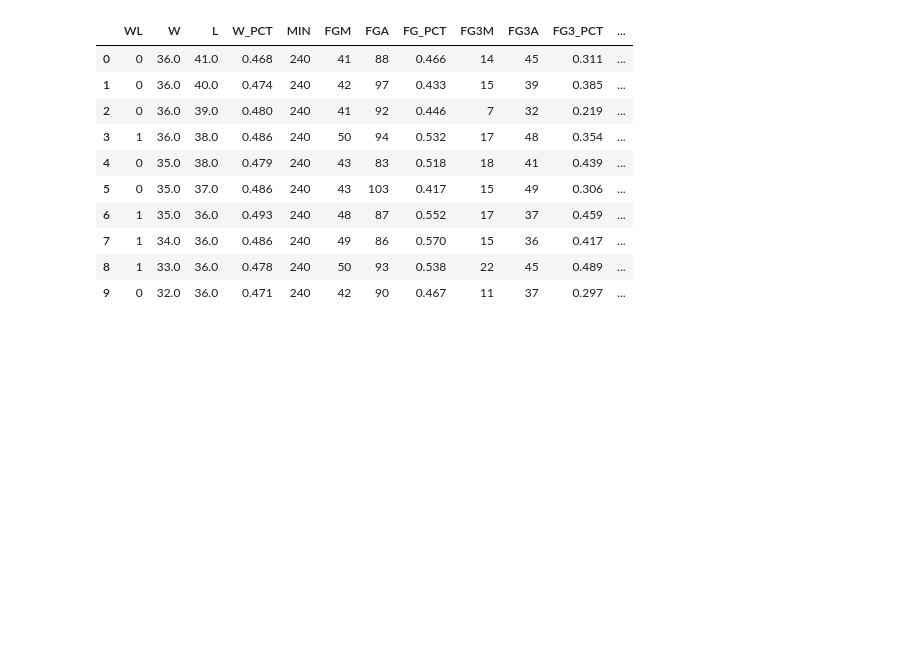
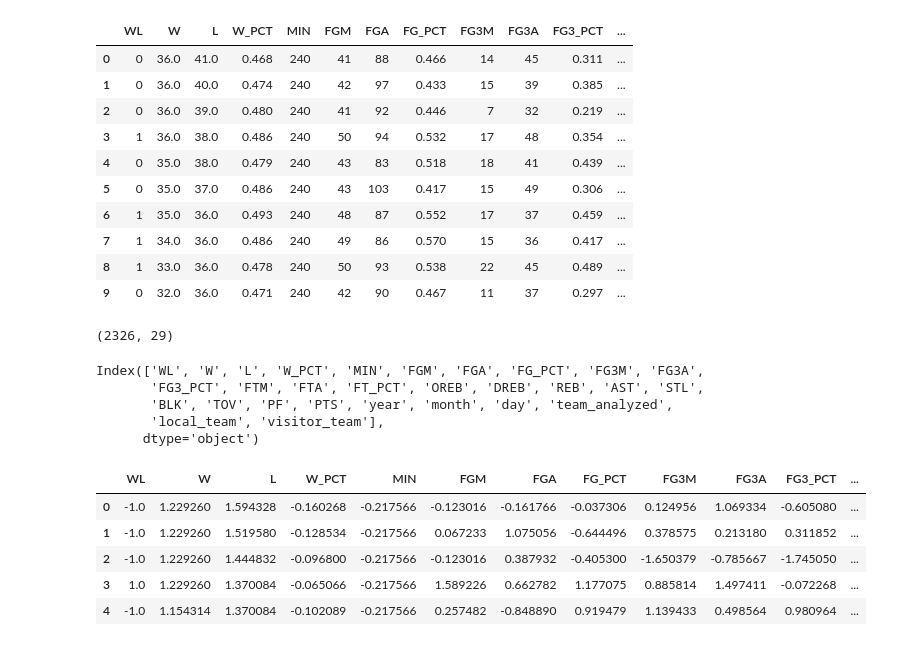
Before and after one commit to Davidp1905/Proyecto_Final_IA, a Jupyter notebook: EDA/EDA.ipynb, the cells around one changed output. Drawn from its saved outputs; the diff is of its cells as text; code cells hidden in the pictures; blank space fills up the shorter version.

```diff
--- a/EDA/EDA.ipynb
+++ b/EDA/EDA.ipynb
@@ -410,3 +410,27 @@ games2.head(10)
 | 7 | 1 | 34.0 | 36.0 | 0.486 | 240 | 49 | 86 | 0.570 | 15 | 36 | 0.417 | ... |
 | 8 | 1 | 33.0 | 36.0 | 0.478 | 240 | 50 | 93 | 0.538 | 22 | 45 | 0.489 | ... |
 | 9 | 0 | 32.0 | 36.0 | 0.471 | 240 | 42 | 90 | 0.467 | 11 | 37 | 0.297 | ... |
+# %%
+games2.shape
+# %% [output]
+(2326, 29)
+# %%
+games2.columns
+# %% [output]
+Index(['WL', 'W', 'L', 'W_PCT', 'MIN', 'FGM', 'FGA', 'FG_PCT', 'FG3M', 'FG3A',
+       'FG3_PCT', 'FTM', 'FTA', 'FT_PCT', 'OREB', 'DREB', 'REB', 'AST', 'STL',
+       'BLK', 'TOV', 'PF', 'PTS', 'year', 'month', 'day', 'team_analyzed',
+       'local_team', 'visitor_team'],
+      dtype='object')
+# %%
+# NORMALIZACION
+scaler = StandardScaler()
+df_normalized = pd.DataFrame(scaler.fit_transform(games2), columns=games2.columns)
+df_normalized.head()
+# %% [output]
+|  | WL | W | L | W_PCT | MIN | FGM | FGA | FG_PCT | FG3M | FG3A | FG3_PCT | ... |
+| 0 | -1.0 | 1.229260 | 1.594328 | -0.160268 | -0.217566 | -0.123016 | -0.161766 | -0.037306 | 0.124956 | 1.069334 | -0.605080 | ... |
+| 1 | -1.0 | 1.229260 | 1.519580 | -0.128534 | -0.217566 | 0.067233 | 1.075056 | -0.644496 | 0.378575 | 0.213180 | 0.311852 | ... |
+| 2 | -1.0 | 1.229260 | 1.444832 | -0.096800 | -0.217566 | -0.123016 | 0.387932 | -0.405300 | -1.650379 | -0.785667 | -1.745050 | ... |
+| 3 | 1.0 | 1.229260 | 1.370084 | -0.065066 | -0.217566 | 1.589226 | 0.662782 | 1.177075 | 0.885814 | 1.497411 | -0.072268 | ... |
+| 4 | -1.0 | 1.154314 | 1.370084 | -0.102089 | -0.217566 | 0.257482 | -0.848890 | 0.919479 | 1.139433 | 0.498564 | 0.980964 | ... |
```
Also changed, not shown: parts of 3 cells of this notebook.
